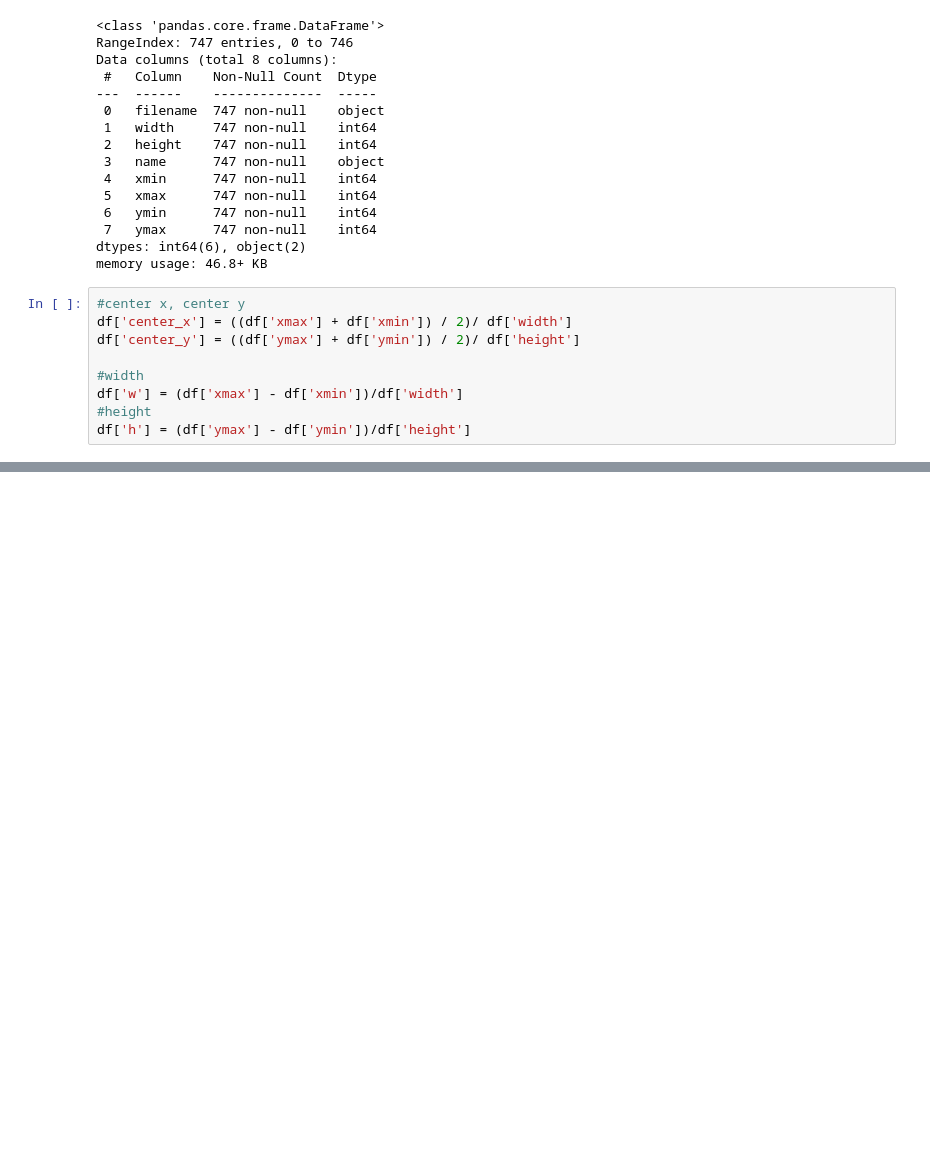
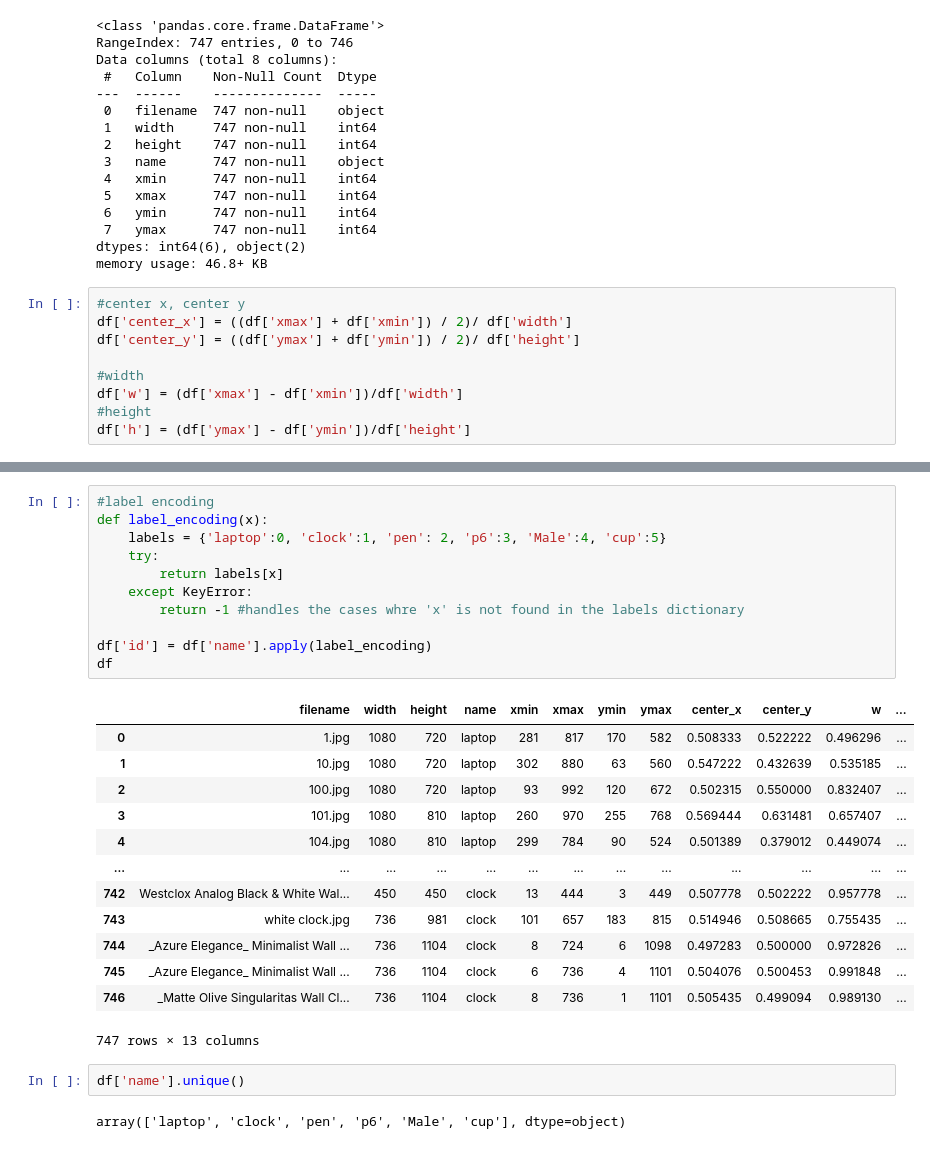
Before and after one commit to RupeshKarki1/ImgDetectionData, a Jupyter notebook: extract_object_info_xml.ipynb, the cells around one changed output, grey strips where cells are left out. Drawn from its saved outputs; the diff is of its cells as text; blank space fills up the shorter version.

```diff
--- a/extract_object_info_xml.ipynb
+++ b/extract_object_info_xml.ipynb
@@ -191,0 +201,29 @@ df['h'] = (df['ymax'] - df['ymin'])/df['height']
+# %%
+#label encoding
+def label_encoding(x):
+    labels = {'laptop':0, 'clock':1, 'pen': 2, 'p6':3, 'Male':4, 'cup':5}
+    try:
+        return labels[x]
+    except KeyError:
+        return -1 #handles the cases whre 'x' is not found in the labels dictionary
+
+df['id'] = df['name'].apply(label_encoding)
+df
+# %% [output]
+|  | filename | width | height | name | xmin | xmax | ymin | ymax | center_x | center_y | w | ... |
+| 0 | 1.jpg | 1080 | 720 | laptop | 281 | 817 | 170 | 582 | 0.508333 | 0.522222 | 0.496296 | ... |
+| 1 | 10.jpg | 1080 | 720 | laptop | 302 | 880 | 63 | 560 | 0.547222 | 0.432639 | 0.535185 | ... |
+| 2 | 100.jpg | 1080 | 720 | laptop | 93 | 992 | 120 | 672 | 0.502315 | 0.550000 | 0.832407 | ... |
+| 3 | 101.jpg | 1080 | 810 | laptop | 260 | 970 | 255 | 768 | 0.569444 | 0.631481 | 0.657407 | ... |
+| 4 | 104.jpg | 1080 | 810 | laptop | 299 | 784 | 90 | 524 | 0.501389 | 0.379012 | 0.449074 | ... |
+| ... | ... | ... | ... | ... | ... | ... | ... | ... | ... | ... | ... | ... |
+| 742 | Westclox Analog Black & White Wal... | 450 | 450 | clock | 13 | 444 | 3 | 449 | 0.507778 | 0.502222 | 0.957778 | ... |
+| 743 | white clock.jpg | 736 | 981 | clock | 101 | 657 | 183 | 815 | 0.514946 | 0.508665 | 0.755435 | ... |
+| 744 | _Azure Elegance_ Minimalist Wall ... | 736 | 1104 | clock | 8 | 724 | 6 | 1098 | 0.497283 | 0.500000 | 0.972826 | ... |
+| 745 | _Azure Elegance_ Minimalist Wall ... | 736 | 1104 | clock | 6 | 736 | 4 | 1101 | 0.504076 | 0.500453 | 0.991848 | ... |
+| 746 | _Matte Olive Singularitas Wall Cl... | 736 | 1104 | clock | 8 | 736 | 1 | 1101 | 0.505435 | 0.499094 | 0.989130 | ... |
+747 rows × 13 columns
+# %%
+df['name'].unique()
+# %% [output]
+array(['laptop', 'clock', 'pen', 'p6', 'Male', 'cup'], dtype=object)
```
Also changed, not shown: parts of 1 cell of this notebook, 1 other file.
